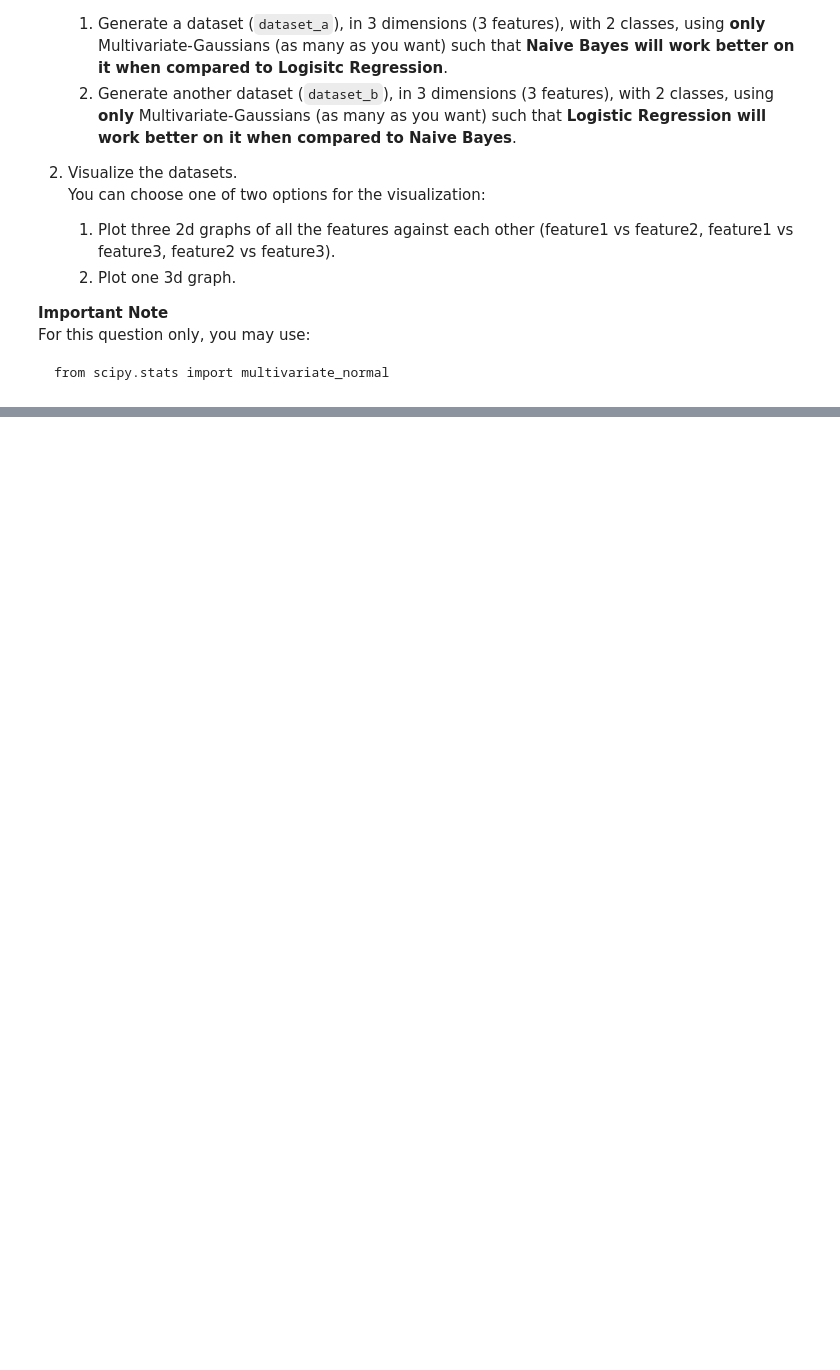
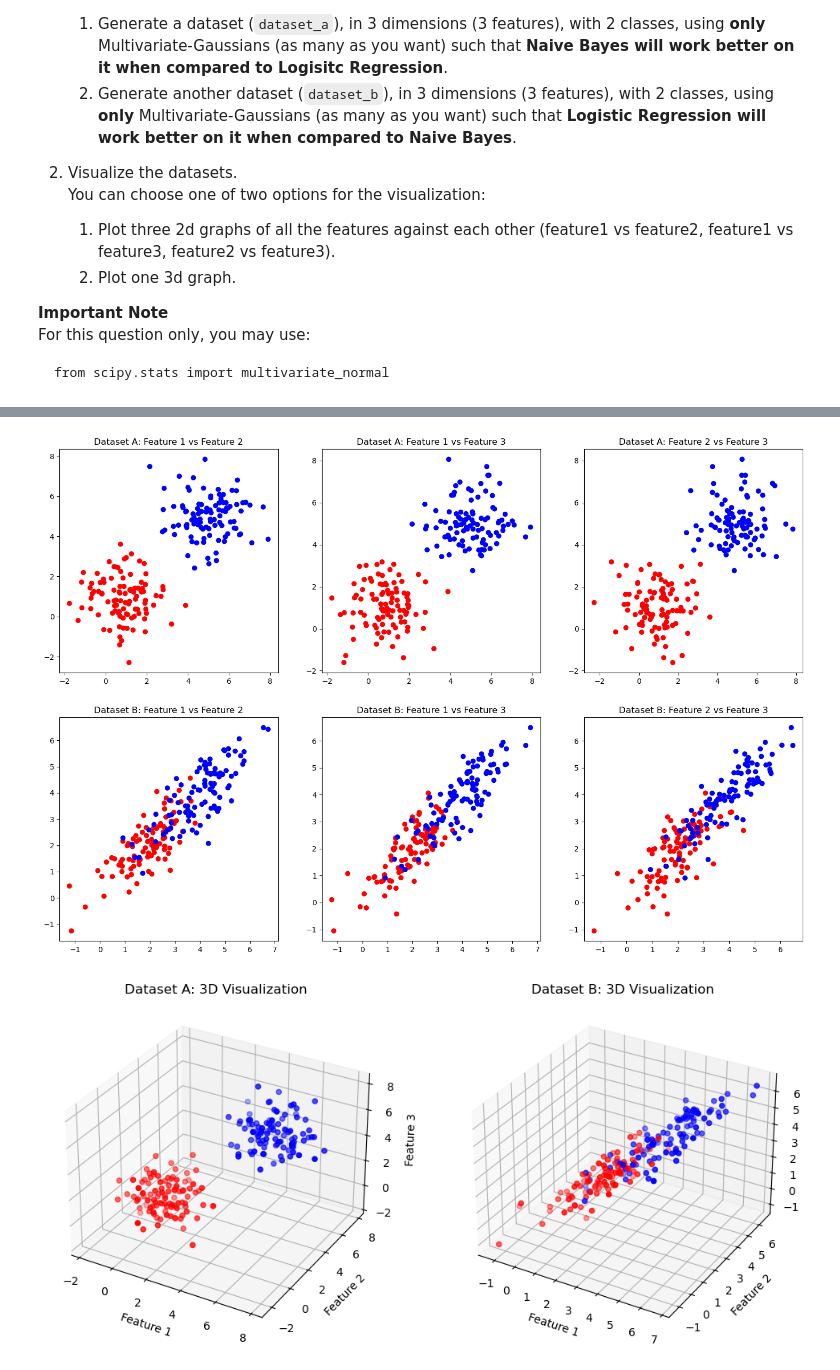
Before and after one commit to DanielKatz67/ML_fromData, a Jupyter notebook: hw4/hw4.ipynb, the cells around one changed output, grey strips where cells are left out. Cells and saved outputs as stored; diff of their text form; code cells hidden in the pictures; blank space fills up the shorter version.

Commit message:
fix project 4

```diff
--- a/hw4/hw4.ipynb
+++ b/hw4/hw4.ipynb
@@ -503,0 +483,59 @@ plot_datasets(datasets)
+# %%
+## your tests here ##
+def visualize_datasets(datasets):
+    # Unpack the datasets
+    dataset_a_features = datasets['dataset_a_features']
+    dataset_a_labels = datasets['dataset_a_labels']
+    dataset_b_features = datasets['dataset_b_features']
+    dataset_b_labels = datasets['dataset_b_labels']
+
+    # Define colors for labels
+    colors_a = ['red' if label == 0 else 'blue' for label in dataset_a_labels]
+    colors_b = ['red' if label == 0 else 'blue' for label in dataset_b_labels]
+
+    # 2D Visualization
+    fig, axes = plt.subplots(2, 3, figsize=(18, 12))
+
+    axes[0, 0].scatter(dataset_a_features[:, 0], dataset_a_features[:, 1], c=colors_a)
+    axes[0, 0].set_title('Dataset A: Feature 1 vs Feature 2')
+    axes[0, 1].scatter(dataset_a_features[:, 0], dataset_a_features[:, 2], c=colors_a)
+    axes[0, 1].set_title('Dataset A: Feature 1 vs Feature 3')
+    axes[0, 2].scatter(dataset_a_features[:, 1], dataset_a_features[:, 2], c=colors_a)
+    axes[0, 2].set_title('Dataset A: Feature 2 vs Feature 3')
+
+    axes[1, 0].scatter(dataset_b_features[:, 0], dataset_b_features[:, 1], c=colors_b)
+    axes[1, 0].set_title('Dataset B: Feature 1 vs Feature 2')
+    axes[1, 1].scatter(dataset_b_features[:, 0], dataset_b_features[:, 2], c=colors_b)
+    axes[1, 1].set_title('Dataset B: Feature 1 vs Feature 3')
+    axes[1, 2].scatter(dataset_b_features[:, 1], dataset_b_features[:, 2], c=colors_b)
+    axes[1, 2].set_title('Dataset B: Feature 2 vs Feature 3')
+
+    plt.show()
+
+    # 3D Visualization
+    fig = plt.figure(figsize=(12, 6))
+
+    ax = fig.add_subplot(121, projection='3d')
+    ax.scatter(dataset_a_features[:, 0], dataset_a_features[:, 1], dataset_a_features[:, 2], c=colors_a)
+    ax.set_title('Dataset A: 3D Visualization')
+    ax.set_xlabel('Feature 1')
+    ax.set_ylabel('Feature 2')
+    ax.set_zlabel('Feature 3')
+
+    ax = fig.add_subplot(122, projection='3d')
+    ax.scatter(dataset_b_features[:, 0], dataset_b_features[:, 1], dataset_b_features[:, 2], c=colors_b)
+    ax.set_title('Dataset B: 3D Visualization')
+    ax.set_xlabel('Feature 1')
+    ax.set_ylabel('Feature 2')
+    ax.set_zlabel('Feature 3')
+
+    plt.show()
+
+# Generate the datasets
+datasets = generate_datasets()
+
+# Visualize the datasets
+visualize_datasets(datasets)
+# %% [output]
+[figure, added]
+[figure, added]
```
Also changed, not shown: parts of 7 cells of this notebook, 1 other file.
